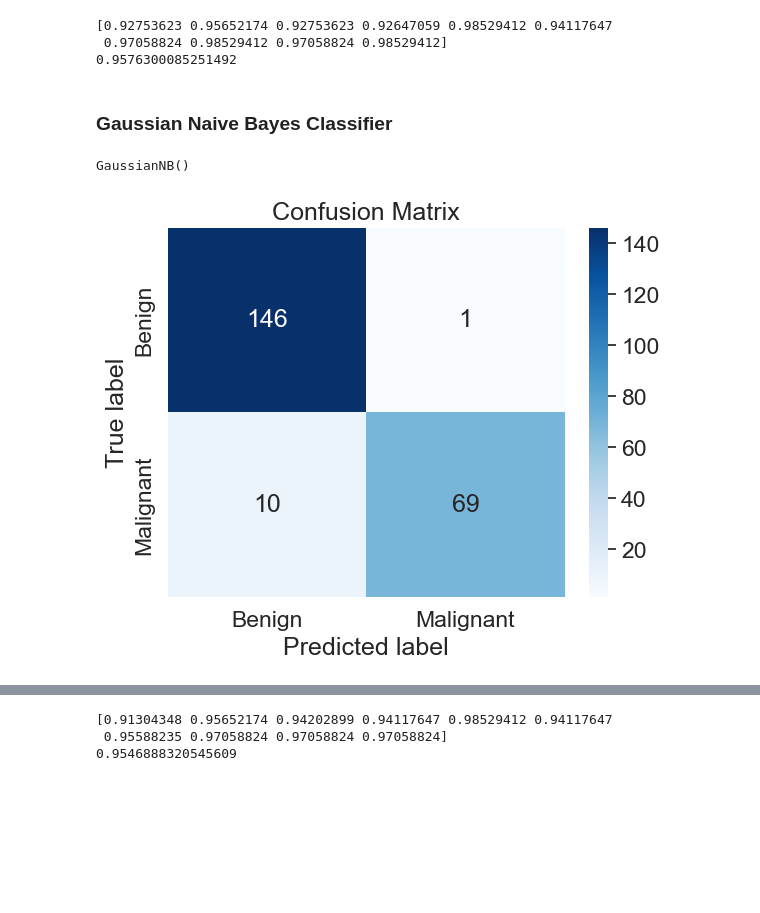
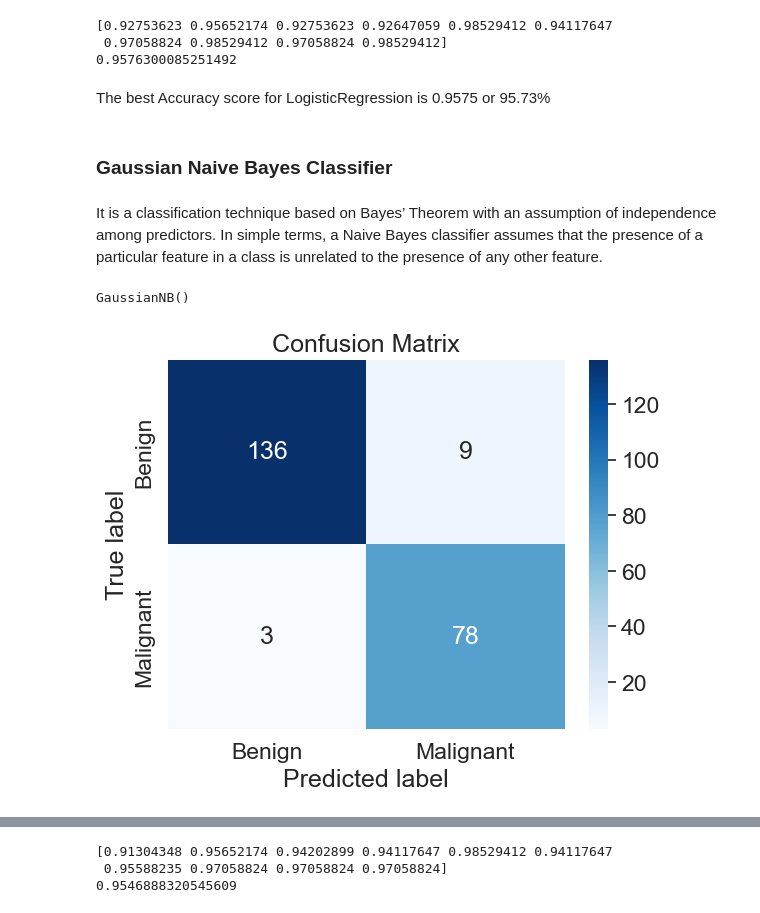
Before and after one commit to loughjo/ProgDataAnalysis-Project-2, a Jupyter notebook: ProgDataAnalysisProject2.ipynb, the cells around one changed output, grey strips where cells are left out. Saved outputs shown, nothing was run; the diff lists cells and outputs as text; code cells hidden in the pictures; blank space fills up the shorter version.

Commit message:
Programming for Data Analysis Project 2 - updates - 10/01/2023

```diff
--- a/ProgDataAnalysisProject2.ipynb
+++ b/ProgDataAnalysisProject2.ipynb
@@ -1215,0 +1170,3 @@ plt.show()
+# %%
+# To find teh optimal values create a dictionary for teh parameters and selected values
+params = {'n_estimators': [20, 40, 60, 80, 100, 120, 140, 160, 180, 200, 220, 240, 260, 280, 300, 320, 340, 360, 380, 400], 'max_depth': [2, 3, 4, 5], 'criterion': ['entropy', 'gini']}
@@ -1221,4 +1207,6 @@ from sklearn.preprocessing import StandardScaler
 # %%
+inputs_train, inputs_test, outputs_train, outputs_test = mod.train_test_split(inputs, outputs, test_size=0.33)
 scaler = StandardScaler()
+# standardize the data
 inputs_train = scaler.fit_transform(inputs_train)
 # %%
@@ -1336,16 +1318,20 @@ print(scores.mean())
 [0.92753623 0.95652174 0.92753623 0.92647059 0.98529412 0.94117647
  0.97058824 0.98529412 0.97058824 0.98529412]
 0.9576300085251492
+# %% [markdown]
+The best Accuracy score for LogisticRegression is 0.9575 or 95.73%
 # %% [markdown]
 ### Gaussian Naive Bayes Classifier
+# %% [markdown]
+It is a classification technique based on Bayes’ Theorem with an assumption of independence among predictors. In simple terms, a Naive Bayes classifier assumes that the presence of a particular feature in a class is unrelated to the presence of any other feature.
 # %%
-# train a Gaussian Naive Bayes classifier on the training set
+# Import the GaussianNB library for Naive Bayes
 from sklearn.naive_bayes import GaussianNB
 
-
+inputs_train, inputs_test, outputs_train, outputs_test = mod.train_test_split(inputs, outputs, test_size=0.33)
 # instantiate the model
 gnb = GaussianNB()
-#model.fit(inputs_train, outputs_train)
+
 
 # fit the model
 gnb.fit(inputs_train, outputs_train)
@@ -1358,9 +1343,10 @@ y_pred = gnb.predict(inputs_test)
 # %%
-ConfMatrix = confusion_matrix(outputs_test, Y_pred)
+# Create the Confusion Matrix
+ConfMatrix = confusion_matrix(outputs_test, y_pred)
 sns.heatmap(ConfMatrix,annot=True, cmap="Blues", fmt="d",
             xticklabels = ['Benign', 'Malignant'], yticklabels = ['Benign', 'Malignant'])
 plt.ylabel('True label')
 plt.xlabel('Predicted label')
 plt.title("Confusion Matrix");
 # %% [output]
-[figure, old version]
+[figure, new version]
```
Also changed, not shown: parts of 123 cells of this notebook.
